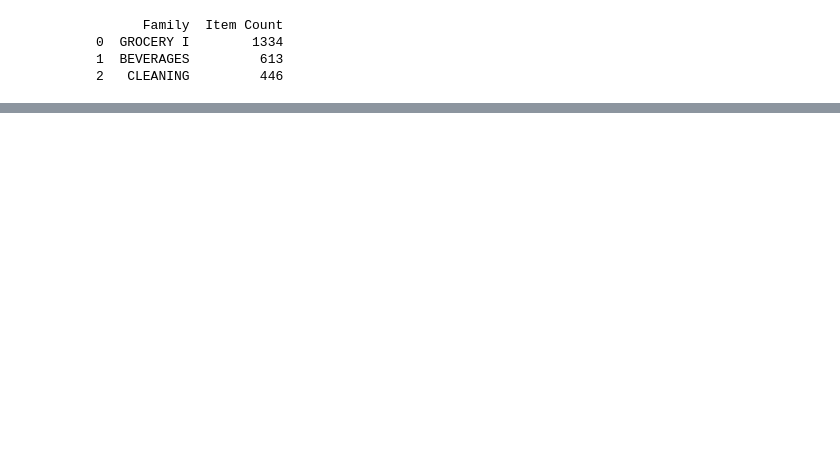
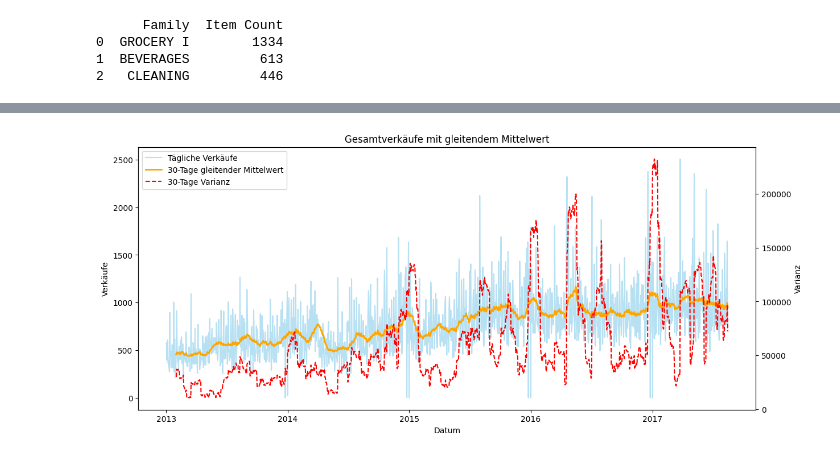
Before and after one commit to Sinem-B62/retail_demand_analysis, a Jupyter notebook: data_prep_ipynbipynb.ipynb, the cells around one changed output, grey strips where cells are left out. Cells and saved outputs as stored; diff of their text form; code cells hidden in the pictures; blank space fills up the shorter version.

```diff
--- a/data_prep_ipynbipynb.ipynb
+++ b/data_prep_ipynbipynb.ipynb
@@ -133,0 +203,2 @@ df_train
+# %%
+df_train['date'] = pd.to_datetime(df_train['date'])
@@ -133,0 +234,6 @@ df_train
+# %%
+df_train = (
+    df_train
+    .groupby(["store_nbr", "item_nbr"], group_keys=False)
+    .apply(fill_calendar)
+)
@@ -133,0 +259,2 @@ df_train
+# %%
+df_train['unit_sales'] = df_train['unit_sales'].apply(lambda x: max(x, 0))
@@ -133,0 +347,9 @@ df_train
+# %%
+df_train = df_train.sort_values(['store_nbr','item_nbr','date']).reset_index(drop=True)
+
+
+df_train['unit_sales_7d_avg'] = (
+    df_train.groupby(['store_nbr','item_nbr'])['unit_sales']
+            .transform(lambda s: s.rolling(window=7, min_periods=1).mean())
+            .astype('float32')
+)
@@ -133,0 +361,39 @@ df_train
+# %%
+import matplotlib.pyplot as plt
+import pandas as pd
+
+# --- 1️⃣: Verkäufe nach Datum aggregieren ---
+df_daily = df_train.groupby('date')['unit_sales'].sum().reset_index()
+
+# --- 2️⃣: Rolling Mean und Rolling Variance berechnen (z. B. 30 Tage Fenster) ---
+window = 30  # ~1 Monat
+df_daily['rolling_mean'] = df_daily['unit_sales'].rolling(window=window).mean()
+df_daily['rolling_var'] = df_daily['unit_sales'].rolling(window=window).var()
+
+# --- 3️⃣: Plot erstellen ---
+fig, ax1 = plt.subplots(figsize=(14,6))
+
+# Original-Verkäufe (Gesamtlinie)
+ax1.plot(df_daily['date'], df_daily['unit_sales'], color='skyblue', alpha=0.6, label='Tägliche Verkäufe')
+
+# Rolling Mean (Trendlinie)
+ax1.plot(df_daily['date'], df_daily['rolling_mean'], color='orange', linewidth=2, label=f'{window}-Tage gleitender Mittelwert')
+
+# Achsenbeschriftung
+ax1.set_xlabel('Datum')
+ax1.set_ylabel('Verkäufe')
+ax1.set_title('Gesamtverkäufe mit gleitendem Mittelwert')
+
+# Zweite Y-Achse für Varianz
+ax2 = ax1.twinx()
+ax2.plot(df_daily['date'], df_daily['rolling_var'], color='red', linestyle='--', label=f'{window}-Tage Varianz')
+ax2.set_ylabel('Varianz')
+
+# Legenden kombinieren
+lines, labels = ax1.get_legend_handles_labels()
+lines2, labels2 = ax2.get_legend_handles_labels()
+ax1.legend(lines + lines2, labels + labels2, loc='upper left')
+
+plt.show()
+# %% [output]
+[figure, added]
```
Also changed, not shown: parts of 50 cells of this notebook.
